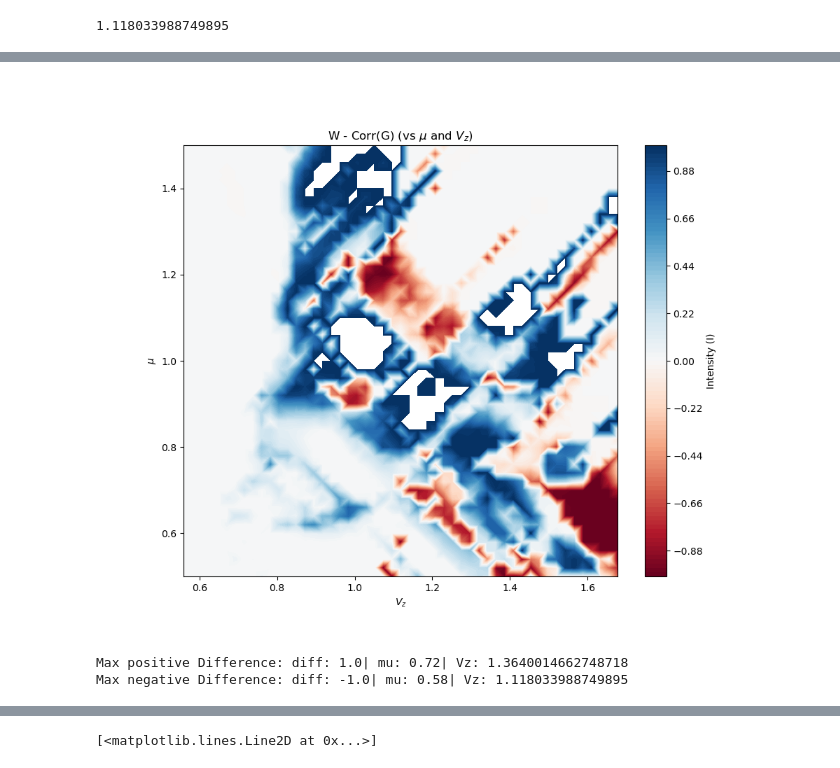
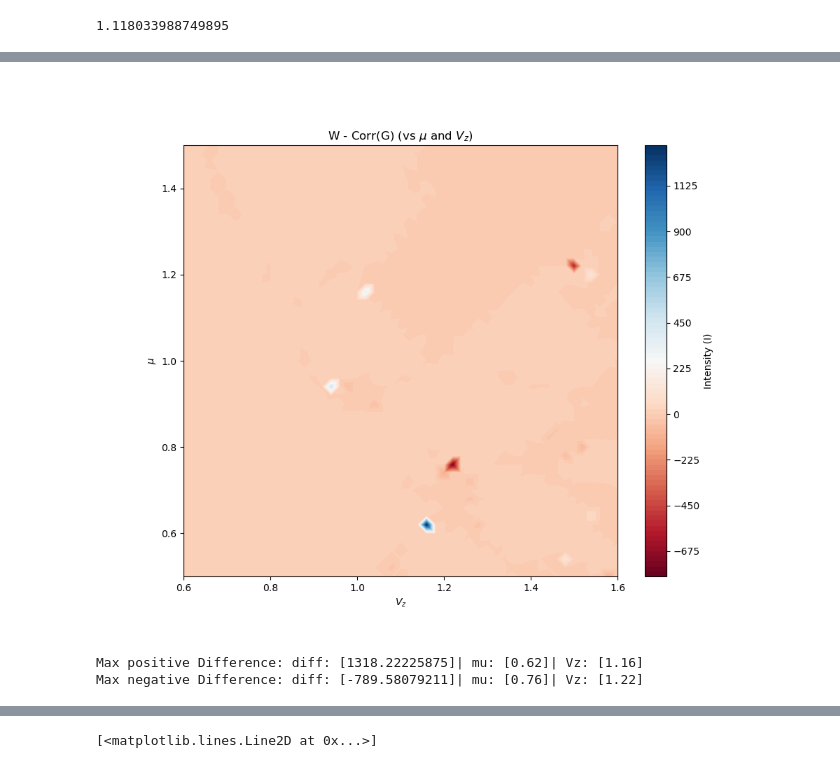
Before and after one commit to polianahp/Nonlocality-of-local-Andreev-conductances-as-a-probe-for-topological-Majorana-wires, a Jupyter notebook: plotting.ipynb, the cells around one changed output, grey strips where cells are left out. Drawn from its saved outputs; the diff is of its cells as text; code cells hidden in the pictures.

```diff
--- a/plotting.ipynb
+++ b/plotting.ipynb
@@ -31,7 +31,7 @@ V_c
 
 save_plots = True
 
-dirname = "download_corstrongdis"
+dirname = "reruncorr_stong_dis_test"
 save_dir = Path(PathConfigs.DATA/dirname/"Plots")
 
 os.makedirs(save_dir, exist_ok=True)
@@ -62,7 +73,7 @@ def filter_pdi(pdis):
         pdi = pdis[i]
         if pdi > 1:
             pdis[i] = 1.00
-        elif pdi < 0:
+        elif pdi < 0.0:
             pdis[i] = 0
 
     return pdis
@@ -100,14 +111,14 @@ def symmetric_normalized_KL_Div(p,q):
 # %%
 symm_KL = lambda p, q: 0.5*(entropy(p,q) + entropy(q,p))
 
-corrs = np.asarray([1 - symm_KL(barrier_left_conductance_left_arr[i,:], barrier_left_conductance_right_arr[i,:]) for i in range(barrier_left_conductance_right_arr.shape[0])])
-corrs = corrs - corrs.min()
-corrs = corrs/corrs.max()
-corrs = np.asarray([0.0 if corr < 0.8 else corr for corr in corrs])
+#corrs = np.asarray([1 - symm_KL(barrier_left_conductance_left_arr[i,:], barrier_left_conductance_right_arr[i,:]) for i in range(barrier_left_conductance_right_arr.shape[0])])
+#corrs = corrs - corrs.min()
+#corrs = corrs/corrs.max()
+#corrs = np.asarray([0.0 if corr < 0.95 else corr for corr in corrs])
 
 corrs = np.asarray([hp.calc_invariant_metric(barrier_left_conductance_left_arr[i,:], barrier_left_conductance_right_arr[i,:]) for i in range(barrier_left_conductance_right_arr.shape[0])])
-corrs = np.asarray([1.0 if corr > 1 else corr for corr in corrs])
-corrs = np.asarray([0.0 if corr < 0 else corr for corr in corrs])
+#corrs = np.asarray([1.0 if corr > 1 else corr for corr in corrs])
+#corrs = np.asarray([0.0 if corr < 0.0 else corr for corr in corrs])
 # %%
 import numpy as np
 import matplotlib.pyplot as plt
@@ -143,46 +154,46 @@ import numpy as np
 import matplotlib.pyplot as plt
 
 mu  =  params_list[:, 1]  # x-axis
-V_z =  params_list[:, 2]*V_c  # y-axis
+V_z =  params_list[:, 2]  # y-axis
 #diff = I/I.max() - rG_corr/rG_corr.max()
 #diff = np.abs(I - rG_corr)
 diff = I - corrs
 
 
 # 3. Create the heatmap
 plt.figure(figsize=(10, 8))
 
 # tricontourf creates a smooth filled contour plot
 # levels=100 makes it look like a continuous heatmap
 contour = plt.tricontourf(V_z, mu, diff, levels=100, cmap='RdBu')
 
 # Add a colorbar to show what I values the colors represent
 cbar = plt.colorbar(contour)
 cbar.set_label('Intensity (I)')
 
 # 4. Label axes
 plt.ylabel(r'$\mu$')
 plt.xlabel(r'$V_z$')
 plt.title('W - Corr(G) (vs $\mu$ and $V_z$)')
 
 plt.show()
 iiidx=4
 max_pos_diff_idx = np.where(diff == diff.max())
-max_pos_diff = diff[max_pos_diff_idx][iiidx]
-max_pos_diff_mu = mu[max_pos_diff_idx][iiidx]
-max_pos_diff_Vz = V_z[max_pos_diff_idx][iiidx]
+max_pos_diff = diff[max_pos_diff_idx]   #[iiidx]
+max_pos_diff_mu = mu[max_pos_diff_idx]  #[iiidx]
+max_pos_diff_Vz = V_z[max_pos_diff_idx] #[iiidx]
 
 max_neg_diff_idx = np.where(diff == diff.min())
-max_neg_diff = diff[max_neg_diff_idx][iiidx]
-max_neg_diff_mu = mu[max_neg_diff_idx][iiidx]
-max_neg_diff_Vz = V_z[max_neg_diff_idx][iiidx]
+max_neg_diff = diff[max_neg_diff_idx]   #[iiidx]
+max_neg_diff_mu = mu[max_neg_diff_idx]  #[iiidx]
+max_neg_diff_Vz = V_z[max_neg_diff_idx] #[iiidx]
 
 print(f"Max positive Difference: diff: {max_pos_diff}| mu: {max_pos_diff_mu}| Vz: {max_pos_diff_Vz}")
 print(f"Max negative Difference: diff: {max_neg_diff}| mu: {max_neg_diff_mu}| Vz: {max_neg_diff_Vz}")
 # %% [output]
-[figure, old version]
+[figure, new version]
-Max positive Difference: diff: 1.0| mu: 0.72| Vz: 1.3640014662748718
-Max negative Difference: diff: -1.0| mu: 0.58| Vz: 1.118033988749895
+Max positive Difference: diff: [1318.22225875]| mu: [0.62]| Vz: [1.16]
+Max negative Difference: diff: [-789.58079211]| mu: [0.76]| Vz: [1.22]
 # %%
 import numpy as np
 import matplotlib.pyplot as plt
```
Also changed, not shown: parts of 7 cells of this notebook, 3 other files.
